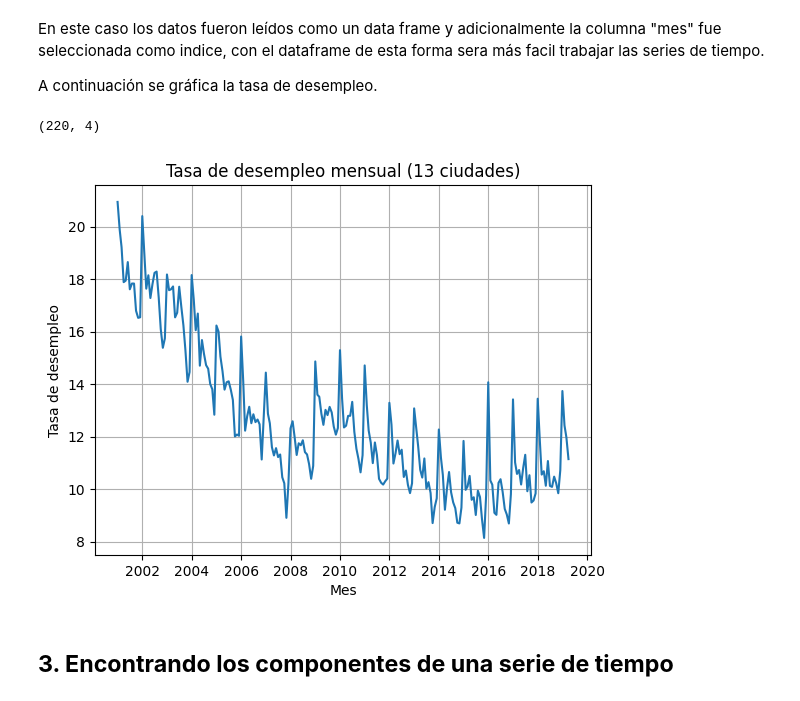
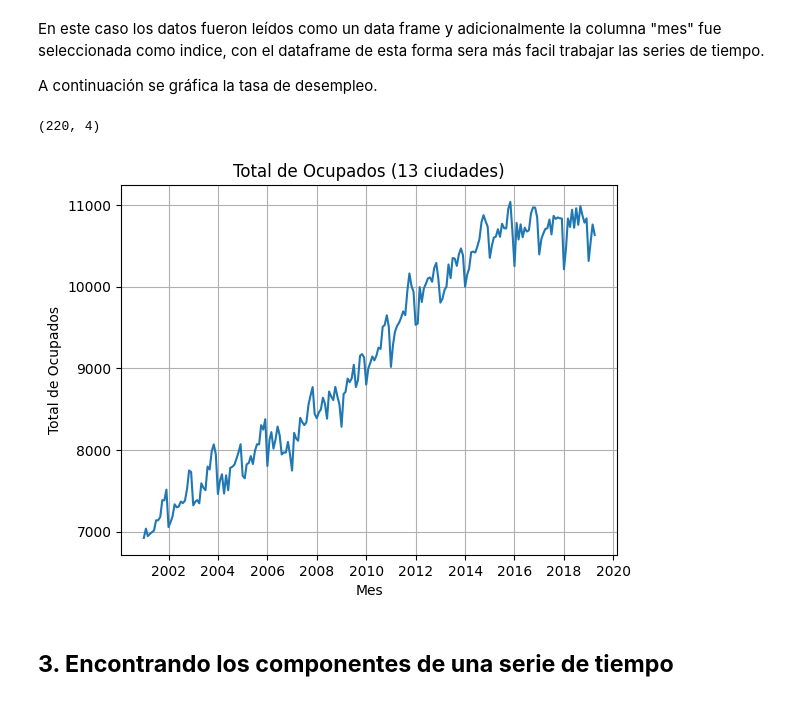
Before and after one commit to ajapontes/FDA_2_Taller_1, a Jupyter notebook: Pronostico Ocupados.ipynb, the cells around one changed output. Saved outputs shown, nothing was run; the diff lists cells and outputs as text; code cells hidden in the pictures.

```diff
--- a/Pronostico Ocupados.ipynb
+++ b/Pronostico Ocupados.ipynb
@@ -41,17 +41,17 @@ A continuación se gráfica la tasa de desempleo.
 # %%
 # imprimiendo el tamano del dataframe
 print(data.shape)
 
 # Graficando los datos
-plt.title("Tasa de desempleo mensual (13 ciudades)")
+plt.title("Total de Ocupados (13 ciudades)")
 plt.xlabel("Mes")
-plt.ylabel("Tasa de desempleo")
-plt.plot(data[["TD_13ciudades"]])
+plt.ylabel("Total de Ocupados")
+plt.plot(data[["Ocupados"]])
 plt.grid()
 plt.show()
 # %% [output]
 (220, 4)
-[figure, old version]
+[figure, new version]
 # %% [markdown]
 ## **3. Encontrando los componentes de una serie de tiempo**
 # %% [markdown]
```
Also changed, not shown: parts of 31 cells of this notebook.
